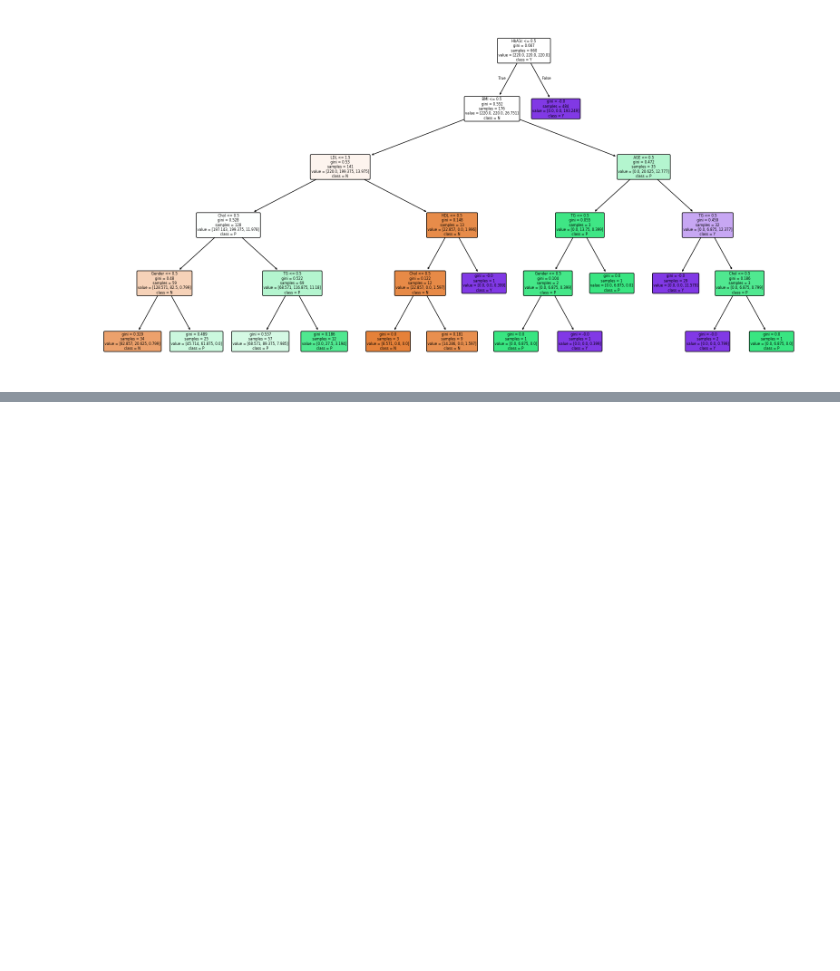
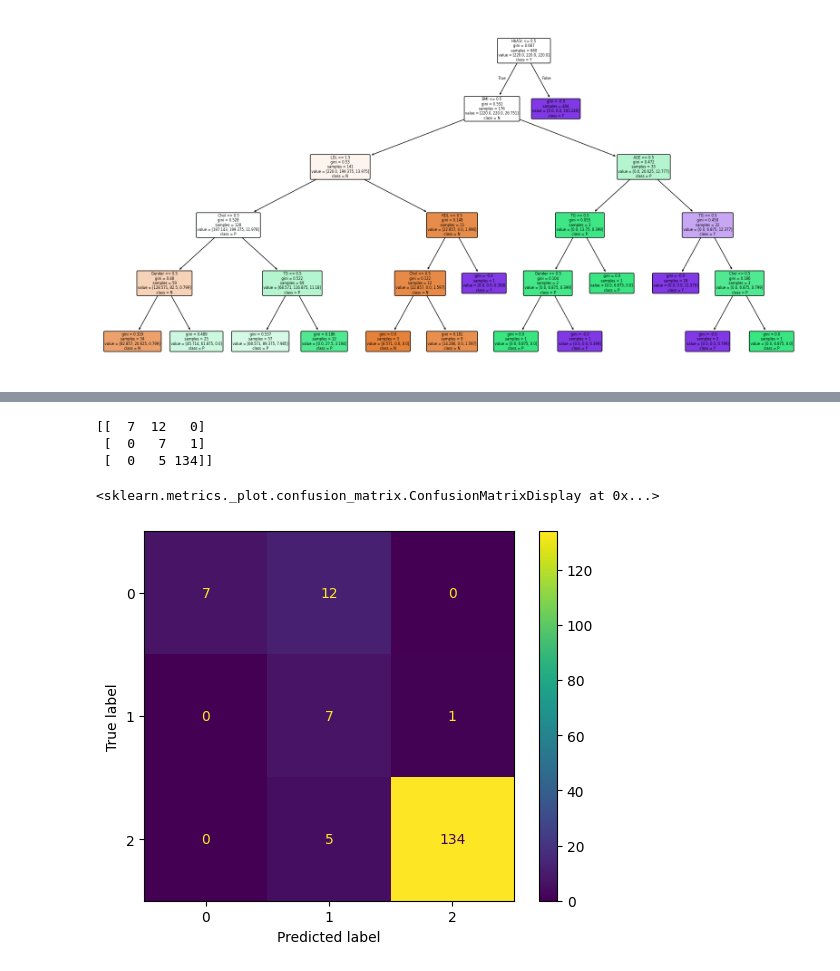
Before and after one commit to OmarH-creator/Diabetes-Prediction, a Jupyter notebook: Models/Decision_Tree.ipynb, the cells around one changed output, grey strips where cells are left out. Saved outputs shown, nothing was run; the diff lists cells and outputs as text; code cells hidden in the pictures; blank space fills up the shorter version.

```diff
--- a/Models/Decision_Tree.ipynb
+++ b/Models/Decision_Tree.ipynb
@@ -27,13 +27,13 @@ X_test['gender'] = le.transform(X_test['gender'])
 dt_model = DecisionTreeClassifier(criterion='gini', max_depth=5, random_state=42)
 
 # Train
-dt_model.fit(X_train, y_train)
+dt_model.fit(X_train_SMOTE, y_train_SMOTE)
 
 # Predict
-y_pred = dt_model.predict(X_test)
+y_pred_SMOTE = dt_model.predict(X_test_SMOTE)
 
 # Evaluate
-print("Classification Report:\n", classification_report(y_test, y_pred))
+print("Classification Report:\n", classification_report(y_test_SMOTE, y_pred_SMOTE))
 # %% [output]
 Classification Report:
                precision    recall  f1-score   support
@@ -75,7 +75,7 @@ from sklearn.preprocessing import KBinsDiscretizer
 # %%
 # Choose which columns to discretize (everything except gender and class)
 # We exclude 'gender' (binary) and 'class' (target)
-features_to_bin = [col for col in X_train.columns if col != 'gender']
+features_to_bin = [col for col in X_train_SMOTE.columns if col != 'gender']
 
 # Initialize the Discretizer
 # n_bins=5: creates 5 "buckets" for each feature
@@ -84,15 +84,15 @@ features_to_bin = [col for col in X_train.columns if col != 'gender']
 kbins = KBinsDiscretizer(n_bins=3, encode='ordinal', strategy='kmeans')
 
 # Apply to training and testing data
-X_train_binned = X_train.copy()
-X_test_binned = X_test.copy()
+X_train_binned_SMOTE = X_train_SMOTE.copy()
+X_test_binned_SMOTE = X_test_SMOTE.copy()
 
-X_train_binned[features_to_bin] = kbins.fit_transform(X_train[features_to_bin])
-X_test_binned[features_to_bin] = kbins.transform(X_test[features_to_bin])
+X_train_binned_SMOTE[features_to_bin] = kbins.fit_transform(X_train_SMOTE[features_to_bin])
+X_test_binned_SMOTE[features_to_bin] = kbins.transform(X_test_SMOTE[features_to_bin])
 
 # Now use these binned dataframes to train the model
-dt_model.fit(X_train_binned, y_train)
-y_pred_binned = dt_model.predict(X_test_binned)
+dt_model.fit(X_train_binned_SMOTE, y_train_SMOTE)
+y_pred_binned_SMOTE = dt_model.predict(X_test_binned_SMOTE)
 # %%
 plt.figure(figsize=(20, 10))
 plot_tree(dt_model,
@@ -266,0 +320,5 @@ plt.show()
+# %%
+model_entropy_SMOTE.fit(X_train_binned_SMOTE, y_train_SMOTE)
+
+y_pred_entropy_SMOTE = model_entropy_SMOTE.predict(X_test_binned_SMOTE)
+print(classification_report(y_test_SMOTE, y_pred_entropy_SMOTE))
@@ -266,0 +335,12 @@ plt.show()
+# %%
+cm = confusion_matrix(y_test_SMOTE, y_pred_entropy_SMOTE)
+print(cm)
+
+disp = ConfusionMatrixDisplay(confusion_matrix=cm)
+disp.plot()
+# %% [output]
+[[  7  12   0]
+ [  0   7   1]
+ [  0   5 134]]
+<sklearn.metrics._plot.confusion_matrix.ConfusionMatrixDisplay at 0x...>
+[figure, added]
```
Also changed, not shown: parts of 15 cells of this notebook.
